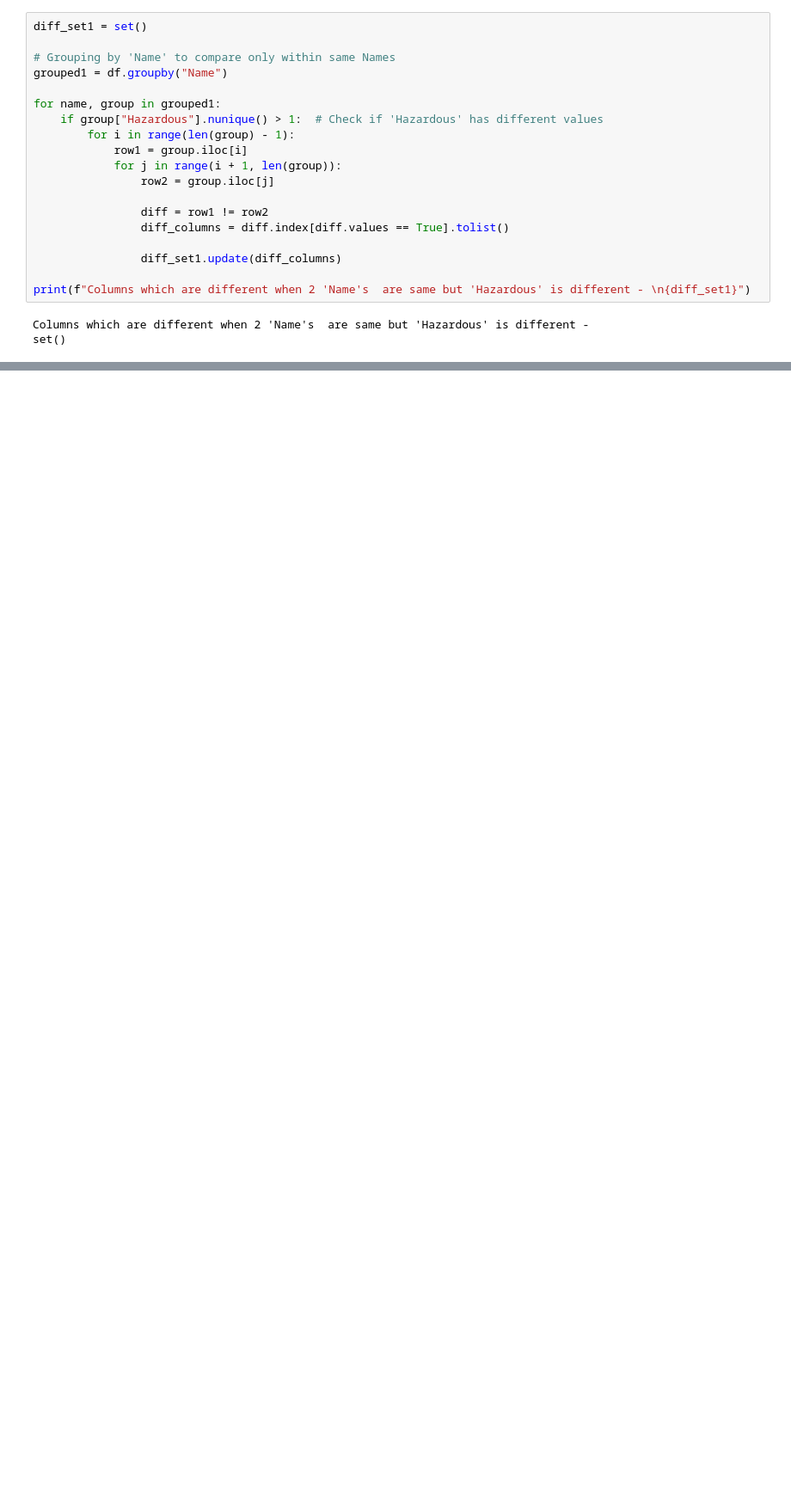
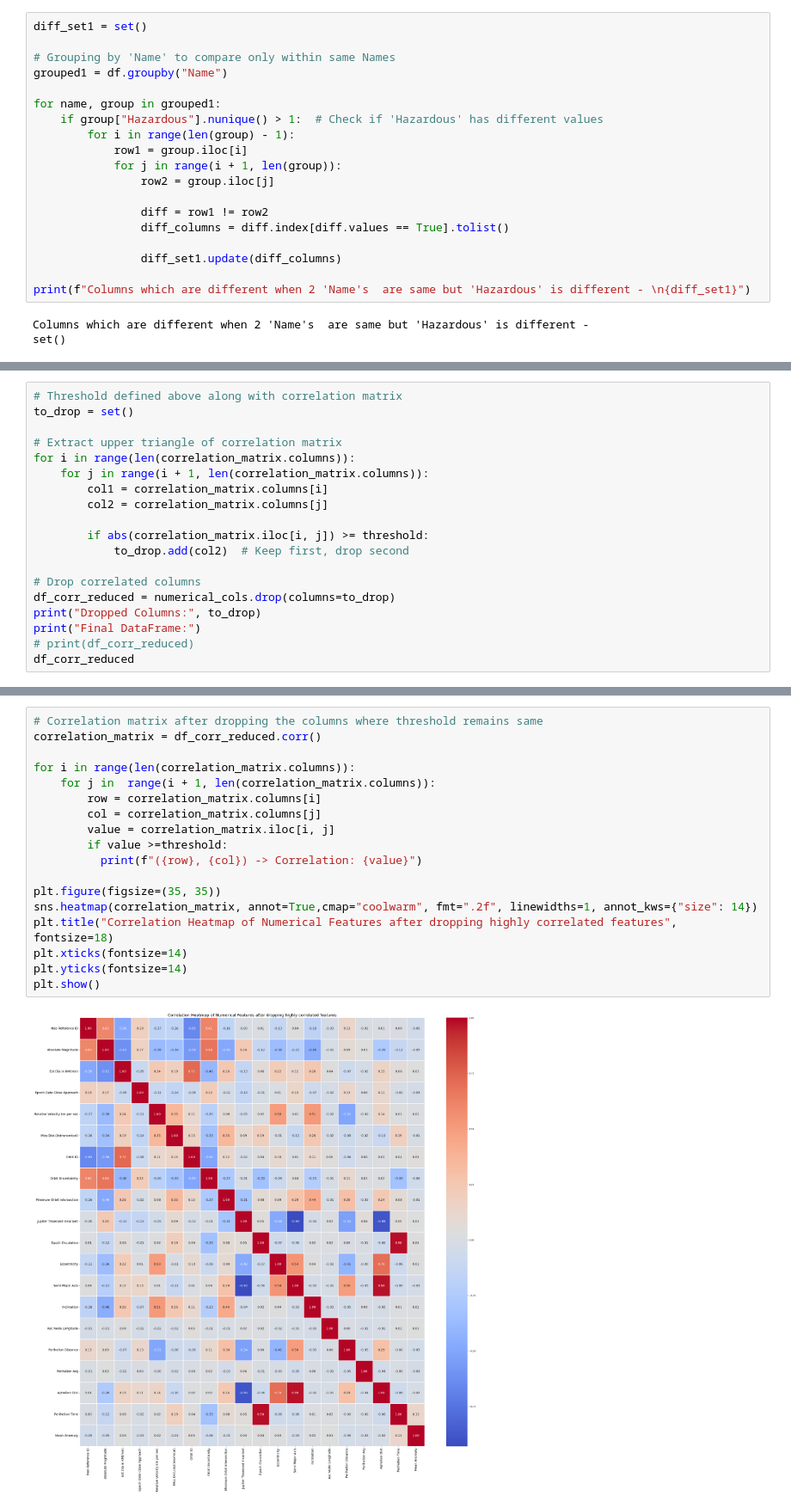
Before and after one commit to PriyanshuRao-code/AI-Lab-Project, a Jupyter notebook: team_24_data_preprocessing.ipynb, the cells around one changed output, grey strips where cells are left out. Shown at 86% size. Drawn from its saved outputs; the diff is of its cells as text; blank space fills up the shorter version.

Commit message:
I have completed the analysis of dates and removed highly correlated coefficients. The remaining task is to apply one-hot encoding for the months

```diff
--- a/team_24_data_preprocessing.ipynb
+++ b/team_24_data_preprocessing.ipynb
@@ -262,0 +224,19 @@ plt.gca().spines[['top', 'right',]].set_visible(False)
+# %%
+# Threshold defined above along with correlation matrix
+to_drop = set()
+
+# Extract upper triangle of correlation matrix
+for i in range(len(correlation_matrix.columns)):
+    for j in range(i + 1, len(correlation_matrix.columns)):
+        col1 = correlation_matrix.columns[i]
+        col2 = correlation_matrix.columns[j]
+
+        if abs(correlation_matrix.iloc[i, j]) >= threshold:
+            to_drop.add(col2)  # Keep first, drop second
+
+# Drop correlated columns
+df_corr_reduced = numerical_cols.drop(columns=to_drop)
+print("Dropped Columns:", to_drop)
+print("Final DataFrame:")
+# print(df_corr_reduced)
+df_corr_reduced
@@ -263 +259,21 @@ plt.gca().spines[['top', 'right',]].set_visible(False)
+# %%
+# Correlation matrix after dropping the columns where threshold remains same
+correlation_matrix = df_corr_reduced.corr()
+
+for i in range(len(correlation_matrix.columns)):
+    for j in  range(i + 1, len(correlation_matrix.columns)):
+        row = correlation_matrix.columns[i]
+        col = correlation_matrix.columns[j]
+        value = correlation_matrix.iloc[i, j]
+        if value >=threshold:
+          print(f"({row}, {col}) -> Correlation: {value}")
+
+plt.figure(figsize=(35, 35))
+sns.heatmap(correlation_matrix, annot=True,cmap="coolwarm", fmt=".2f", linewidths=1, annot_kws={"size": 14})
+plt.title("Correlation Heatmap of Numerical Features after dropping highly correlated features", fontsize=18)
+plt.xticks(fontsize=14)
+plt.yticks(fontsize=14)
+plt.show()
+# %% [output]
+[figure, added]
 # %%
```
Also changed, not shown: parts of 36 cells of this notebook.
